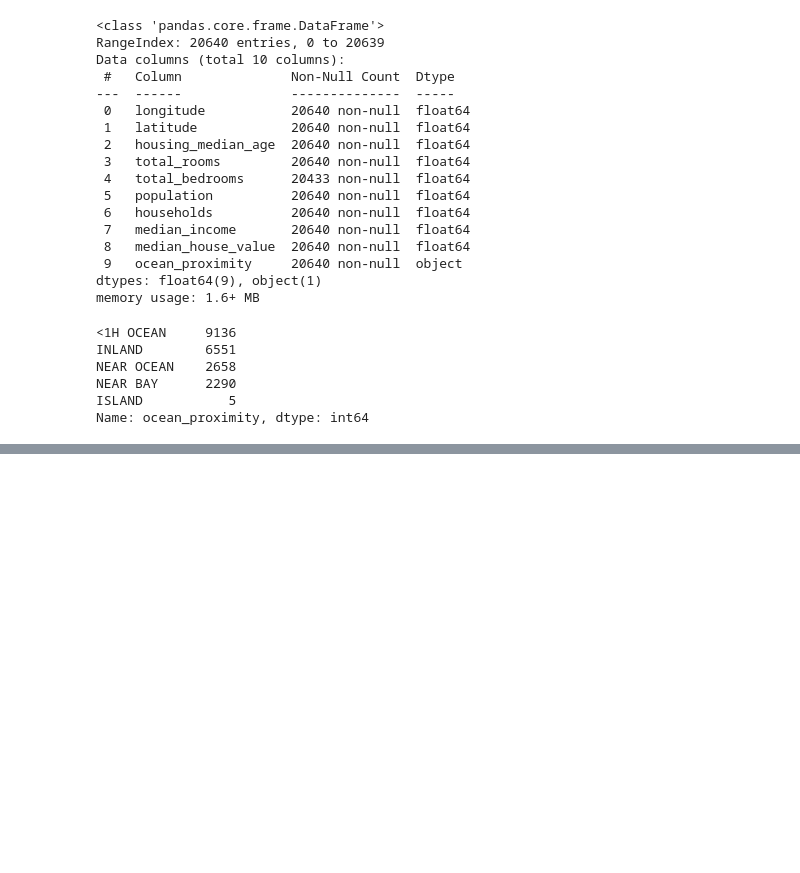
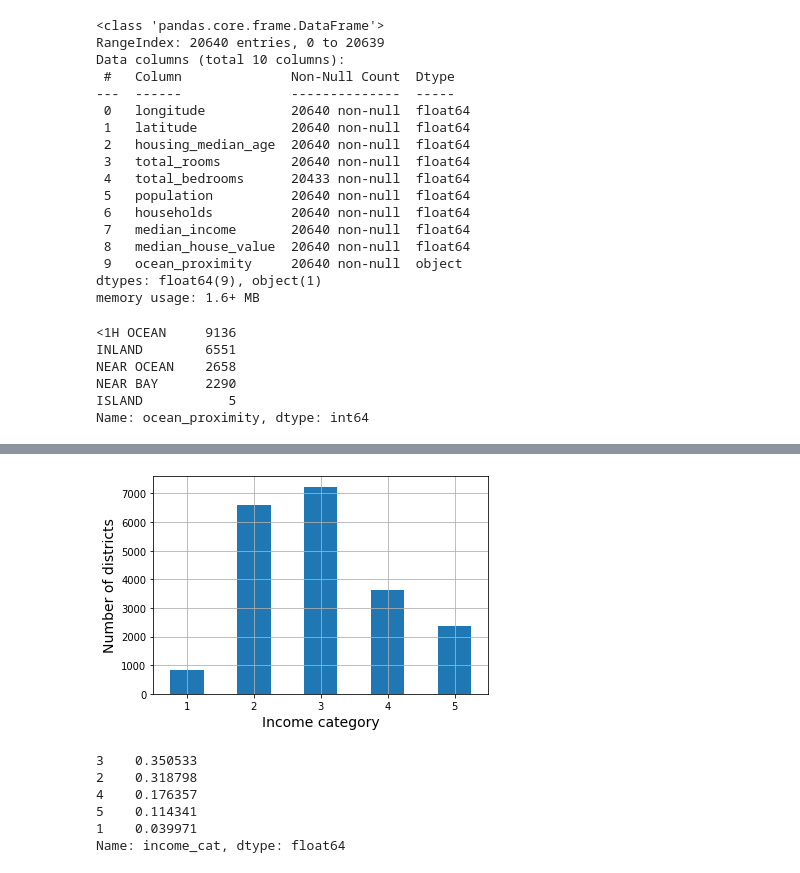
Before and after one commit to silvanoross/Real_Estate_ML, a Jupyter notebook: ml_script.ipynb, the cells around one changed output, grey strips where cells are left out. Cells and saved outputs as stored; diff of their text form; code cells hidden in the pictures; blank space fills up the shorter version.

```diff
--- a/ml_script.ipynb
+++ b/ml_script.ipynb
@@ -104,0 +113,13 @@ def shuffle_and_split(data, test_ratio):
+# %%
+# Use the pd.cut function to create income categories to represent the income bracket
+housing['income_cat'] = pd.cut(housing['median_income'],
+                               bins=[0., 1.5, 3.0, 4.5, 6., np.Inf],
+                               labels=[1,2,3,4,5])
+# %%
+# plot to see relative distribution
+housing['income_cat'].value_counts().sort_index().plot.bar(rot=0, grid=True)
+plt.xlabel('Income category')
+plt.ylabel('Number of districts')
+plt.show()
+# %% [output]
+[figure, added]
@@ -104,0 +144,10 @@ def shuffle_and_split(data, test_ratio):
+# %%
+# check income category in test set
+strat_test_set['income_cat'].value_counts() / len(strat_test_set)
+# %% [output]
+3    0.350533
+2    0.318798
+4    0.176357
+5    0.114341
+1    0.039971
+Name: income_cat, dtype: float64
```
Also changed, not shown: parts of 17 cells of this notebook, 1 other file.
